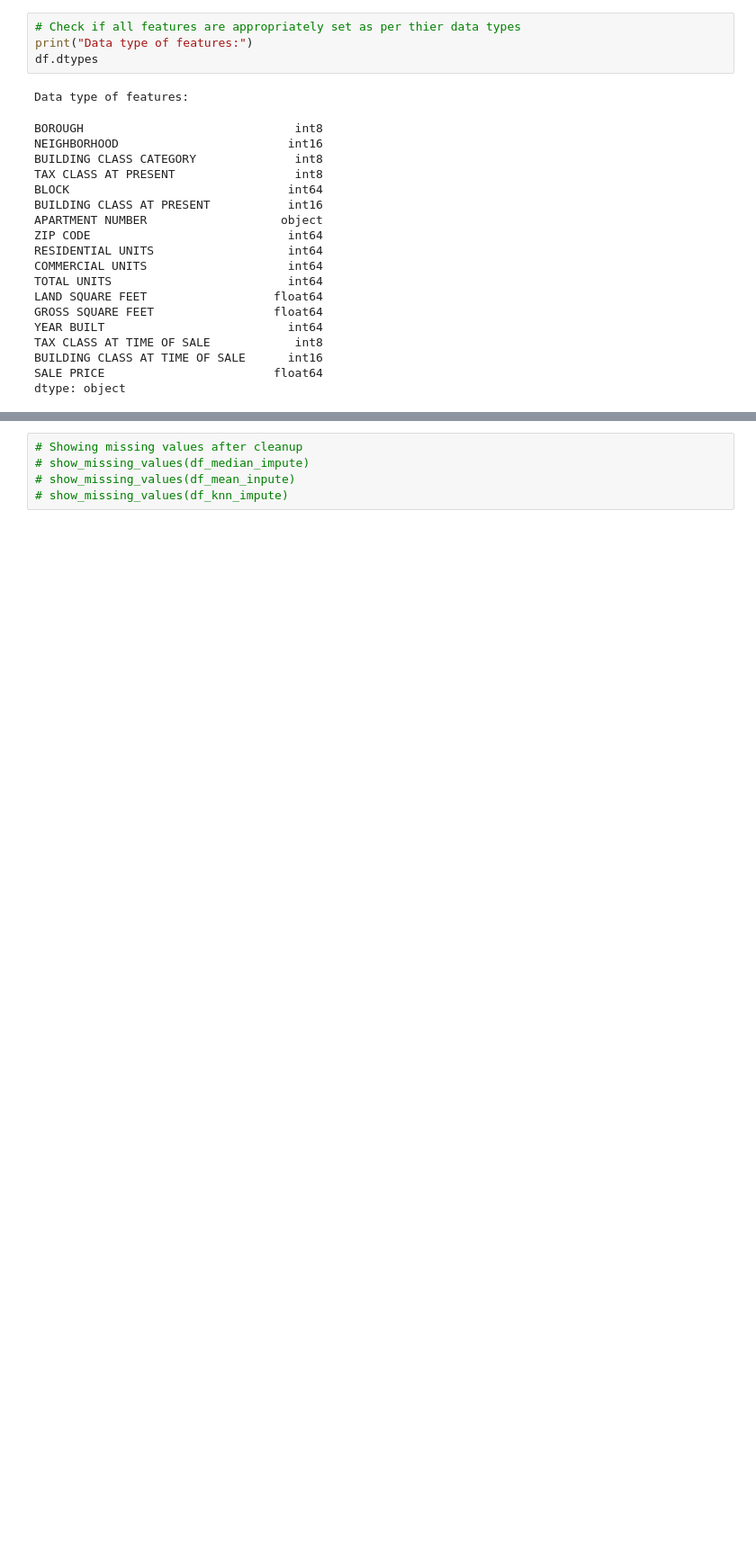
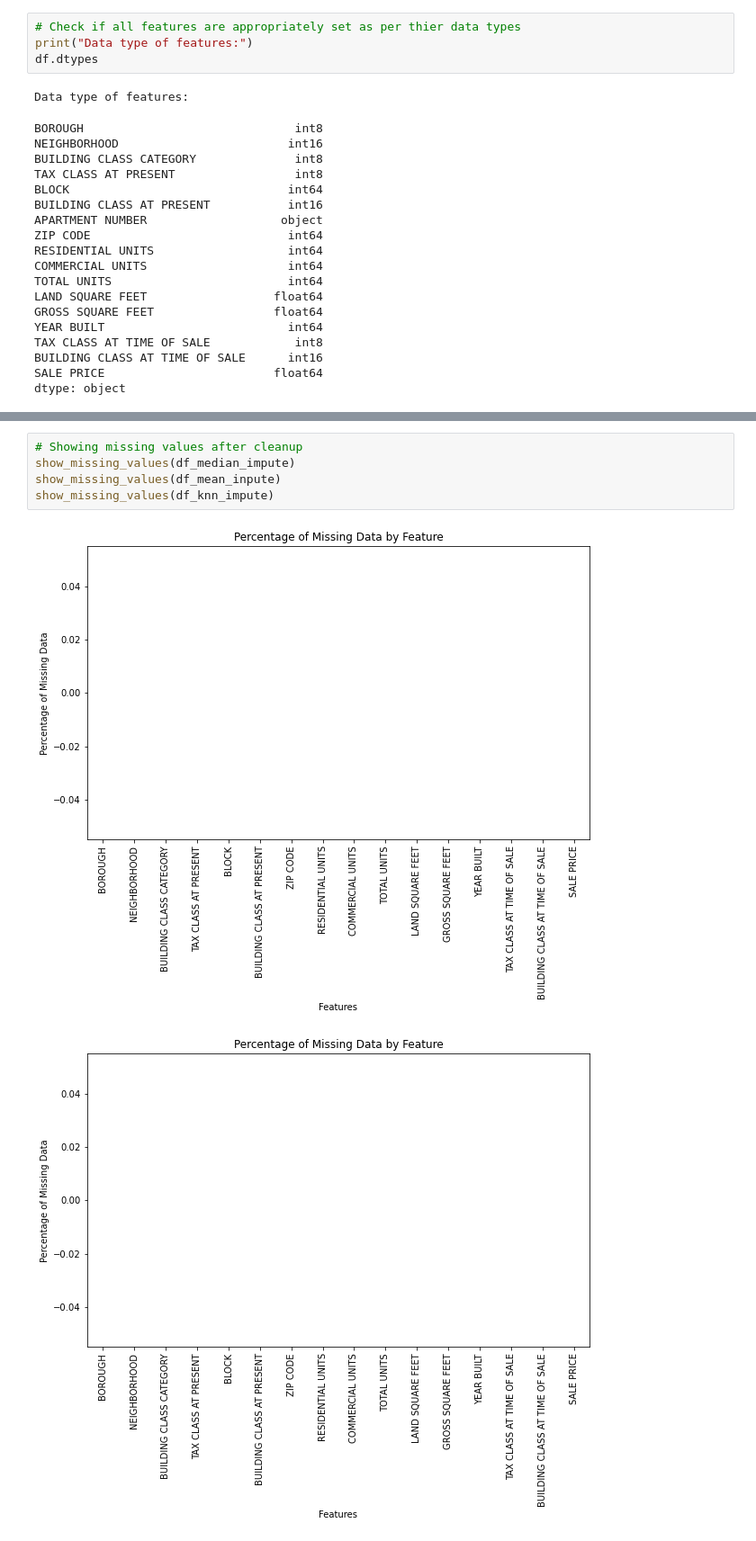
Before and after one commit to PoojaVM/CS-513-KDD-Final-Project, a Jupyter notebook: main.ipynb, the cells around one changed output, grey strips where cells are left out. Shown at 90% size. Saved outputs shown, nothing was run; the diff lists cells and outputs as text; blank space fills up the shorter version.

```diff
--- a/main.ipynb
+++ b/main.ipynb
@@ -400,5 +404,8 @@ See the caveats in the documentation: https://pandas.pydata.org/pandas-docs/stab
 # %%
 # Showing missing values after cleanup
-# show_missing_values(df_median_impute)
-# show_missing_values(df_mean_inpute)
-# show_missing_values(df_knn_impute)
+show_missing_values(df_median_impute)
+show_missing_values(df_mean_inpute)
+show_missing_values(df_knn_impute)
+# %% [output]
+[figure, added]
+[figure, added]
```
Also changed, not shown: parts of 25 cells of this notebook, 1 other file.
